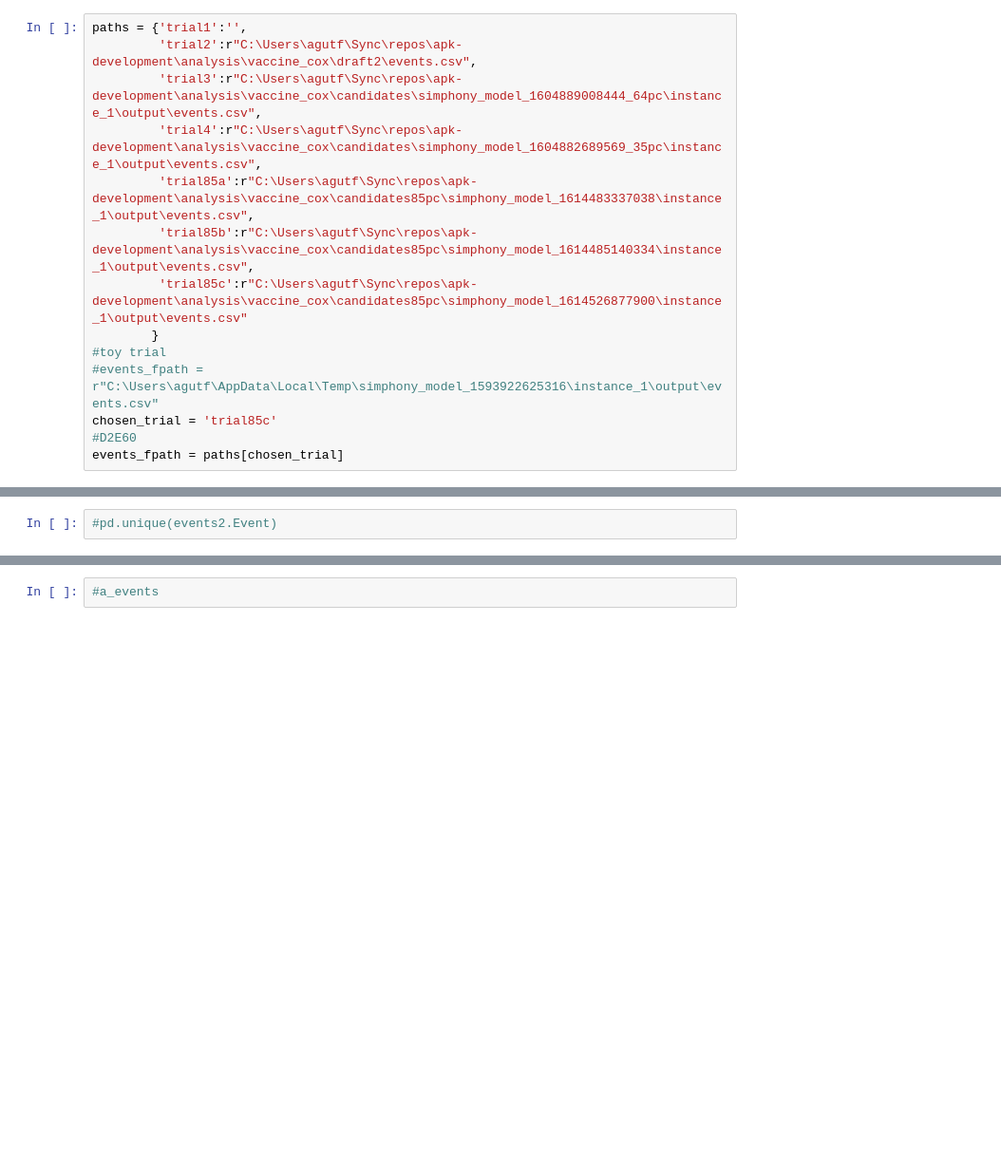
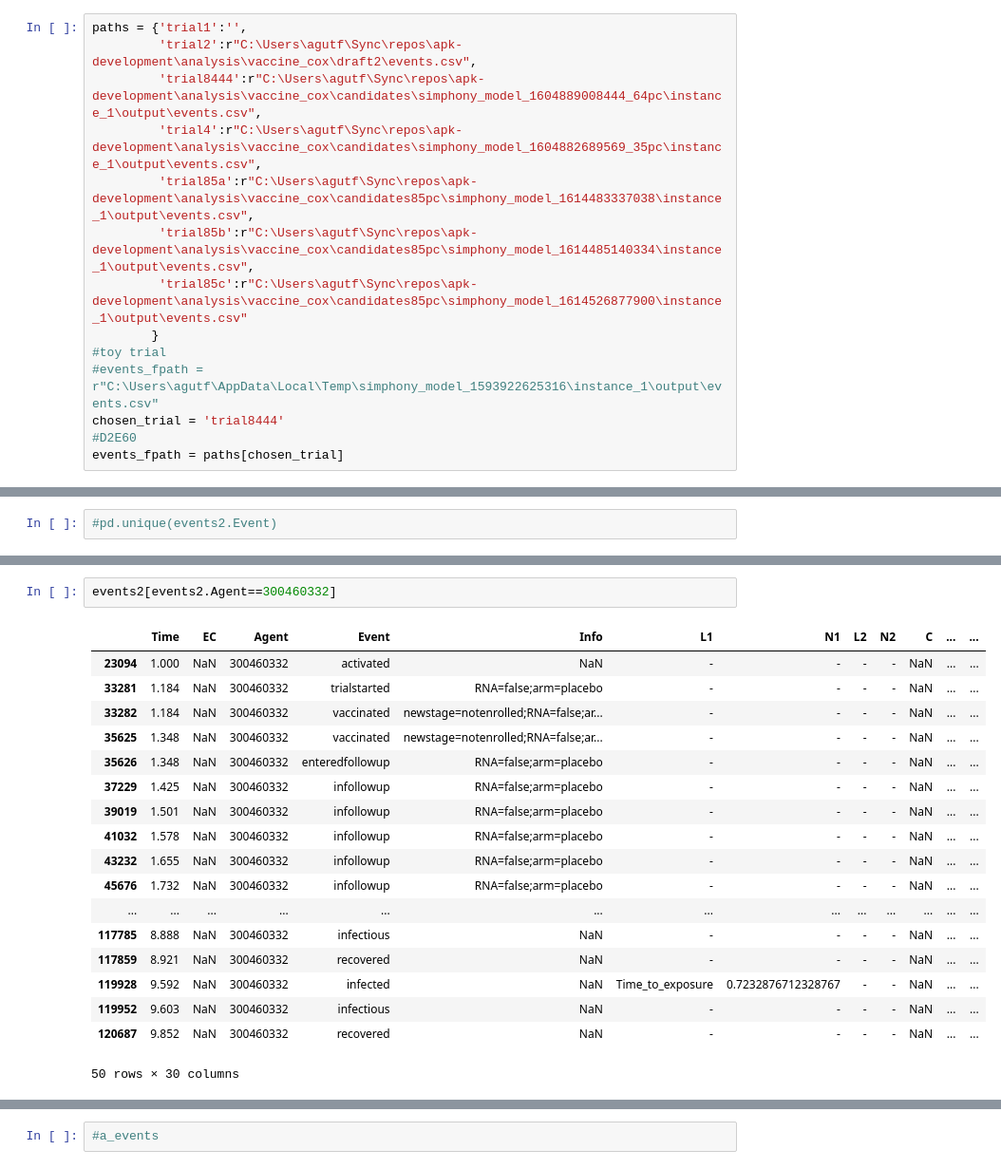
Before and after one commit to sashagutfraind/apk, a Jupyter notebook: analysis/cox_table.ipynb, the cells around one changed output, grey strips where cells are left out. Shown at 95% size. Drawn from its saved outputs; the diff is of its cells as text; blank space fills up the shorter version.

```diff
--- a/analysis/cox_table.ipynb
+++ b/analysis/cox_table.ipynb
@@ -6,7 +6,7 @@ import pdb
 # %%
 paths = {'trial1':'',
          'trial2':r"C:\Users\agutf\Sync\repos\apk-development\analysis\vaccine_cox\draft2\events.csv",
-         'trial3':r"C:\Users\agutf\Sync\repos\apk-development\analysis\vaccine_cox\candidates\simphony_model_1604889008444_64pc\instance_1\output\events.csv",
+         'trial8444':r"C:\Users\agutf\Sync\repos\apk-development\analysis\vaccine_cox\candidates\simphony_model_1604889008444_64pc\instance_1\output\events.csv",
          'trial4':r"C:\Users\agutf\Sync\repos\apk-development\analysis\vaccine_cox\candidates\simphony_model_1604882689569_35pc\instance_1\output\events.csv",
          'trial85a':r"C:\Users\agutf\Sync\repos\apk-development\analysis\vaccine_cox\candidates85pc\simphony_model_1614483337038\instance_1\output\events.csv",
          'trial85b':r"C:\Users\agutf\Sync\repos\apk-development\analysis\vaccine_cox\candidates85pc\simphony_model_1614485140334\instance_1\output\events.csv",
@@ -14,7 +14,7 @@ paths = {'trial1':'',
         }
 #toy trial
 #events_fpath = r"C:\Users\agutf\AppData\Local\Temp\simphony_model_1593922625316\instance_1\output\events.csv"
-chosen_trial = 'trial85c'
+chosen_trial = 'trial8444'
 #D2E60
 events_fpath = paths[chosen_trial]
 # %%
@@ -106,3 +133,24 @@ infected_roster = ever_infected.groupby(['Agent']).size().to_dict()
+# %%
+events2[events2.Agent==300460332]
+# %% [output]
+|  | Time | EC | Agent | Event | Info | L1 | N1 | L2 | N2 | C | ... | ... |
+| 23094 | 1.000 | NaN | 300460332 | activated | NaN | - | - | - | - | NaN | ... | ... |
+| 33281 | 1.184 | NaN | 300460332 | trialstarted | RNA=false;arm=placebo | - | - | - | - | NaN | ... | ... |
+| 33282 | 1.184 | NaN | 300460332 | vaccinated | newstage=notenrolled;RNA=false;ar... | - | - | - | - | NaN | ... | ... |
+| 35625 | 1.348 | NaN | 300460332 | vaccinated | newstage=notenrolled;RNA=false;ar... | - | - | - | - | NaN | ... | ... |
+| 35626 | 1.348 | NaN | 300460332 | enteredfollowup | RNA=false;arm=placebo | - | - | - | - | NaN | ... | ... |
+| 37229 | 1.425 | NaN | 300460332 | infollowup | RNA=false;arm=placebo | - | - | - | - | NaN | ... | ... |
+| 39019 | 1.501 | NaN | 300460332 | infollowup | RNA=false;arm=placebo | - | - | - | - | NaN | ... | ... |
+| 41032 | 1.578 | NaN | 300460332 | infollowup | RNA=false;arm=placebo | - | - | - | - | NaN | ... | ... |
+| 43232 | 1.655 | NaN | 300460332 | infollowup | RNA=false;arm=placebo | - | - | - | - | NaN | ... | ... |
+| 45676 | 1.732 | NaN | 300460332 | infollowup | RNA=false;arm=placebo | - | - | - | - | NaN | ... | ... |
+| ... | ... | ... | ... | ... | ... | ... | ... | ... | ... | ... | ... | ... |
+| 117785 | 8.888 | NaN | 300460332 | infectious | NaN | - | - | - | - | NaN | ... | ... |
+| 117859 | 8.921 | NaN | 300460332 | recovered | NaN | - | - | - | - | NaN | ... | ... |
+| 119928 | 9.592 | NaN | 300460332 | infected | NaN | Time_to_exposure | 0.7232876712328767 | - | - | NaN | ... | ... |
+| 119952 | 9.603 | NaN | 300460332 | infectious | NaN | - | - | - | - | NaN | ... | ... |
+| 120687 | 9.852 | NaN | 300460332 | recovered | NaN | - | - | - | - | NaN | ... | ... |
+50 rows × 30 columns
 # %%
 #the following events do not provide new information about the RNA state or the censorship, so we drop them
 # if the agent becomes infected or recovered, we will retrieve it from "infected" and "recovered" events below
```
Also changed, not shown: parts of 23 cells of this notebook.
